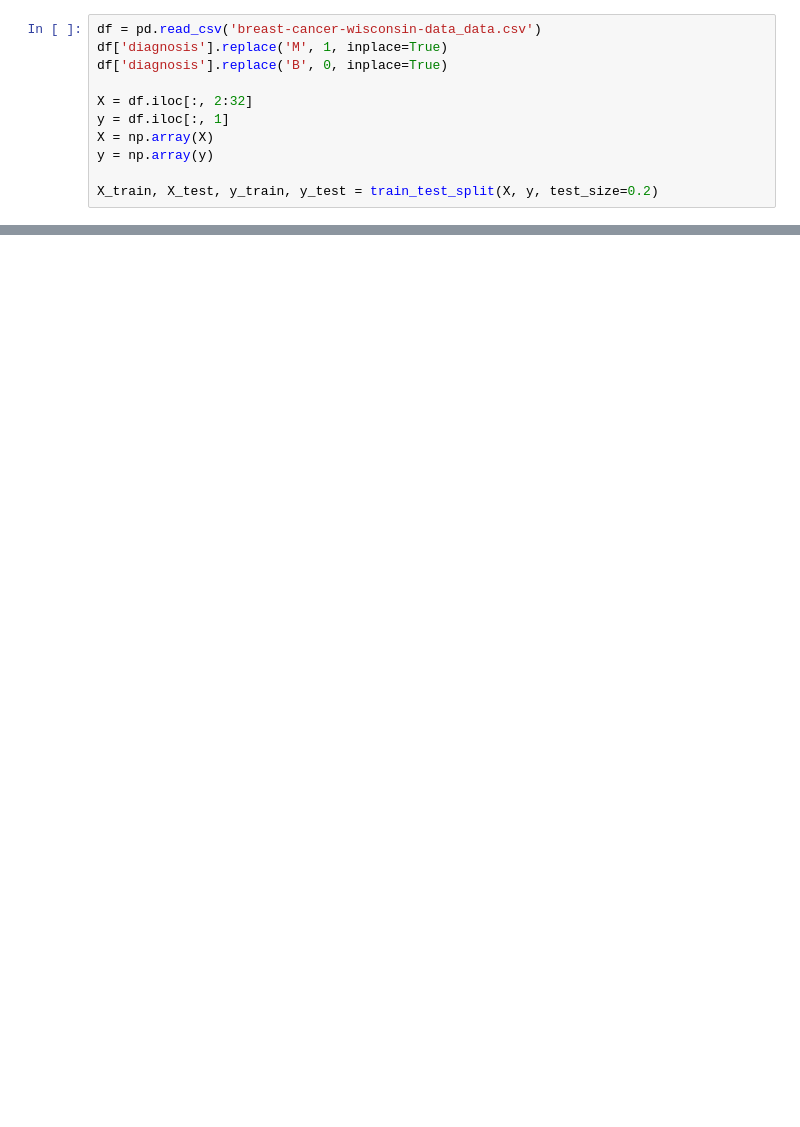
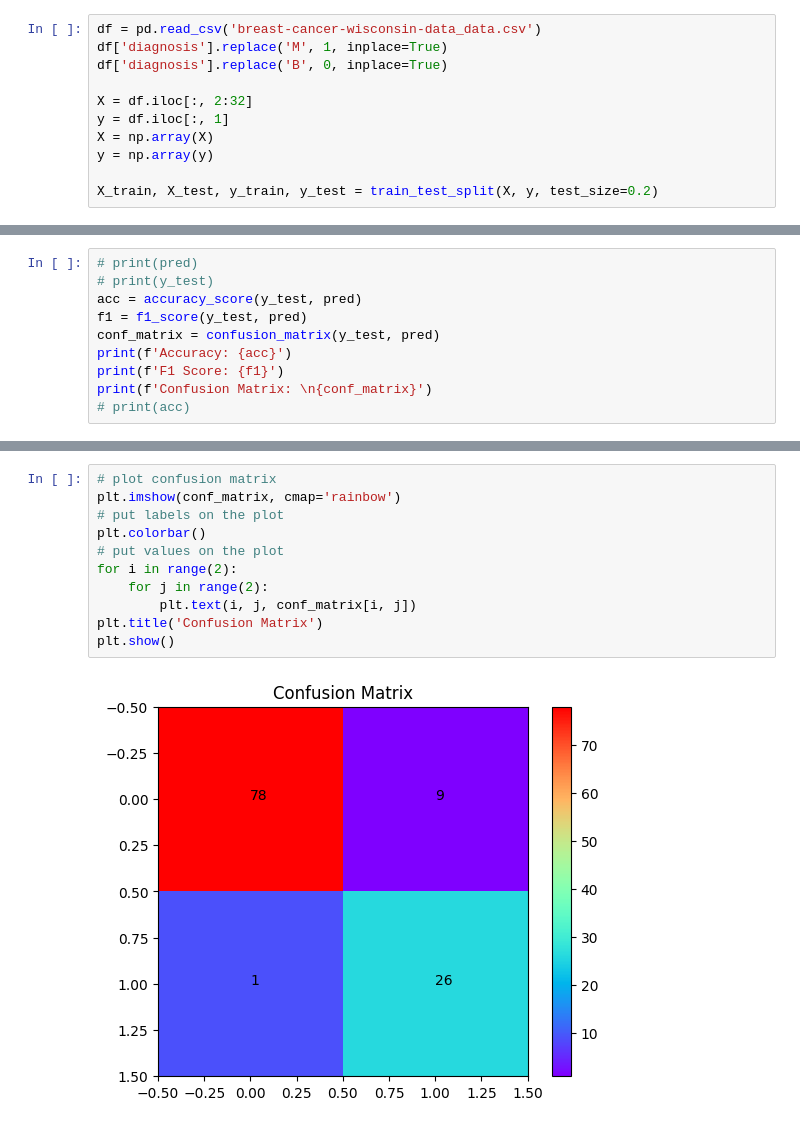
Before and after one commit to parthokr/cse4204, a Jupyter notebook: lab5/ksofm.ipynb, the cells around one changed output, grey strips where cells are left out. Cells and saved outputs as stored; diff of their text form; blank space fills up the shorter version.

```diff
--- a/lab5/ksofm.ipynb
+++ b/lab5/ksofm.ipynb
@@ -115,0 +112,10 @@ Epoch 1, Weights [[1.97424443e+01 2.38172527e+01 1.30625652e+02 1.22233535e+03
+# %%
+# print(pred)
+# print(y_test)
+acc = accuracy_score(y_test, pred)
+f1 = f1_score(y_test, pred)
+conf_matrix = confusion_matrix(y_test, pred)
+print(f'Accuracy: {acc}')
+print(f'F1 Score: {f1}')
+print(f'Confusion Matrix: \n{conf_matrix}')
+# print(acc)
@@ -115,0 +142,13 @@ Epoch 1, Weights [[1.97424443e+01 2.38172527e+01 1.30625652e+02 1.22233535e+03
+# %%
+# plot confusion matrix
+plt.imshow(conf_matrix, cmap='rainbow')
+# put labels on the plot
+plt.colorbar()
+# put values on the plot
+for i in range(2):
+    for j in range(2):
+        plt.text(i, j, conf_matrix[i, j])
+plt.title('Confusion Matrix')
+plt.show()
+# %% [output]
+[figure, added]
```
Also changed, not shown: parts of 6 cells of this notebook, 46 other files.
